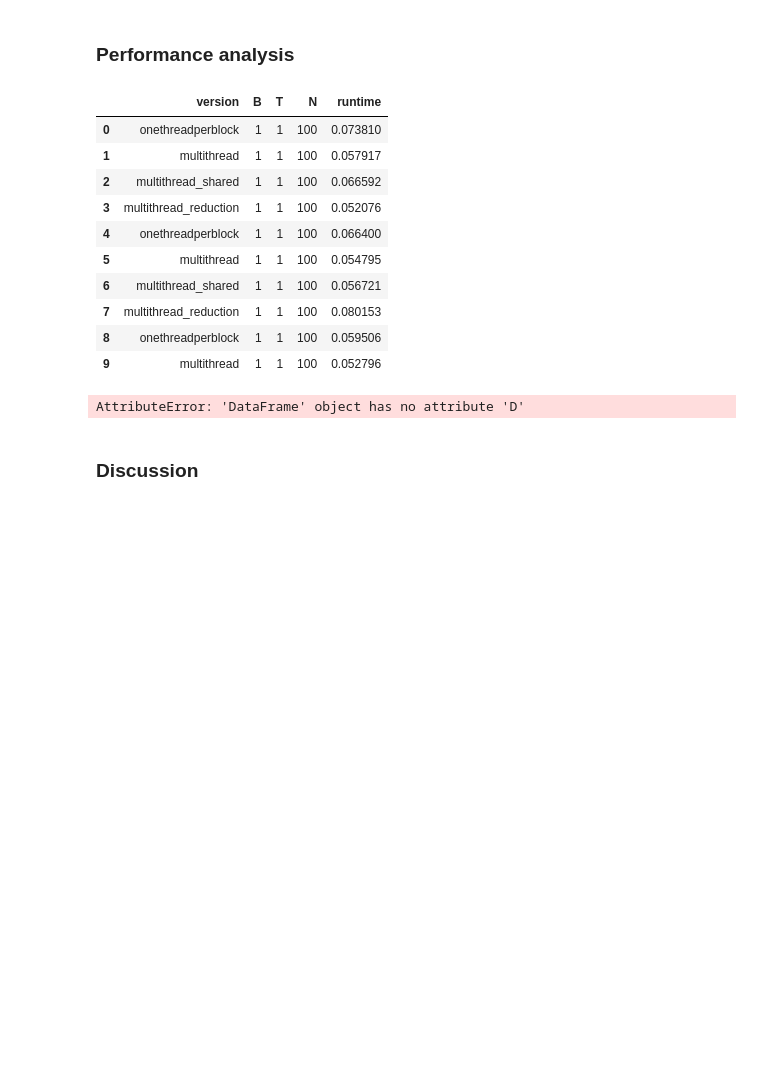
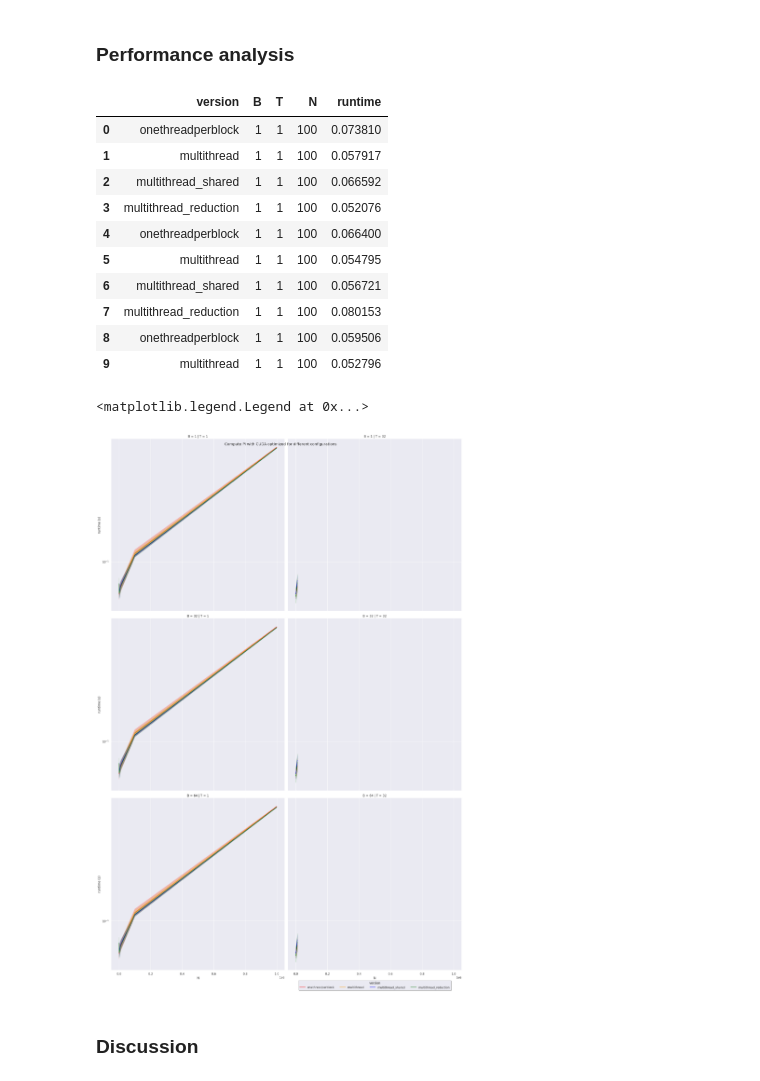
Before and after one commit to 0nyr/OT5_cuda_optimization, a Jupyter notebook: part_1/openmp_tp.ipynb, the cells around one changed output. Drawn from its saved outputs; the diff is of its cells as text; code cells hidden in the pictures; blank space fills up the shorter version.

Commit message:
Part graph 1 ready to use. Need more data.

```diff
--- a/part_1/openmp_tp.ipynb
+++ b/part_1/openmp_tp.ipynb
@@ -124,9 +124,6 @@ from IPython.display import display
 from numpy import genfromtxt
 import pandas as pd
 import seaborn as sns
-
-import warnings
-warnings.filterwarnings('ignore')
 
 sns.set()
 
@@ -166,45 +163,62 @@ def display_graph(N: int, df):
         g0.set(xlabel="Matrix dimensions N=M=P", ylabel="runtime (s)")
         g00 = sns.scatterplot(
             ax=ax,
             data=df_plot_0,
             x="N",
             y="runtime",
             hue="version",
             palette=color_class,
             legend=False,
         )
         g00.set(yscale="log")
 
     plt.legend()
     plt.show()
 
+#fig, ax = plt.subplots(figsize=(18,16))
+#fig.suptitle(f"Compute Pi with CUDA optimized for different configurations")
+
+# display legend for hue inside the subplots
+g = sns.FacetGrid(
+    data=df,
+    hue="version",
+    col="T",
+    row="B",
+    palette=color_class,
+    height=10,
+    legend_out=True
+).map(sns.lineplot, "N", "runtime").set(yscale="log").set(xlabel="N", ylabel="runtime (s)")
 
 
-# display graphs for D = 100
-df_100 = df[df.D == 100]
-df_100 = df_100.sort_values(by=['N'])
-df_100 = df_100.reset_index(drop=True)
-df_100 = df_100.drop(columns=['D'])
-display_graph(100, df_100)
+# add legend for x and y axis
+plt.xlabel("N")
+plt.ylabel("runtime (s)")
 
-# display graphs for D = 1000
-df_1000 = df[df.D == 1000]
-df_1000 = df_1000.sort_values(by=['N'])
-df_1000 = df_1000.reset_index(drop=True)
-df_1000 = df_1000.drop(columns=['D'])
-display_graph(1000, df_1000)
+# add graph title
+g.figure.suptitle(f"Compute Pi with CUDA optimized for different configurations")
+
+# display legend for hue outside the subplots above the graph
+plt.legend(
+    title="version",
+    loc='upper center',
+    bbox_to_anchor=(0.5, -0.05),
+    fancybox=True,
+    shadow=True,
+    ncol=5
+)
 # %% [output]
 |  | version | B | T | N | runtime |
 | 0 | onethreadperblock | 1 | 1 | 100 | 0.073810 |
 | 1 | multithread | 1 | 1 | 100 | 0.057917 |
 | 2 | multithread_shared | 1 | 1 | 100 | 0.066592 |
 | 3 | multithread_reduction | 1 | 1 | 100 | 0.052076 |
 | 4 | onethreadperblock | 1 | 1 | 100 | 0.066400 |
 | 5 | multithread | 1 | 1 | 100 | 0.054795 |
 | 6 | multithread_shared | 1 | 1 | 100 | 0.056721 |
 | 7 | multithread_reduction | 1 | 1 | 100 | 0.080153 |
 | 8 | onethreadperblock | 1 | 1 | 100 | 0.059506 |
 | 9 | multithread | 1 | 1 | 100 | 0.052796 |
-AttributeError: 'DataFrame' object has no attribute 'D'
+<matplotlib.legend.Legend at 0x...>
+[figure, added]
 # %% [markdown]
 ### Discussion
```
Also changed, not shown: parts of 1 cell of this notebook, 1 other file.
